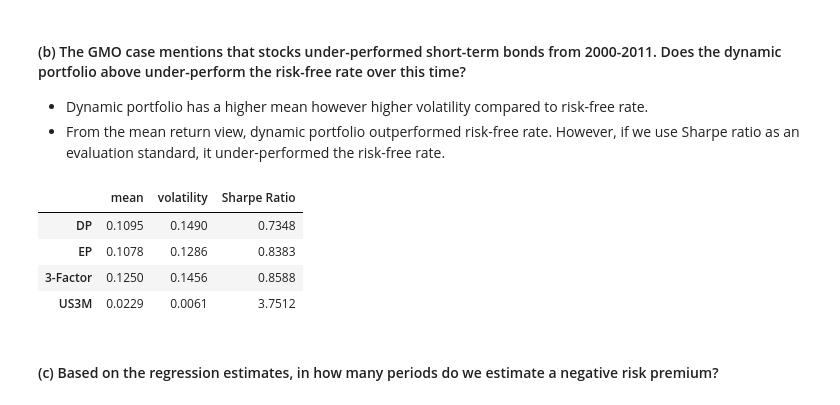
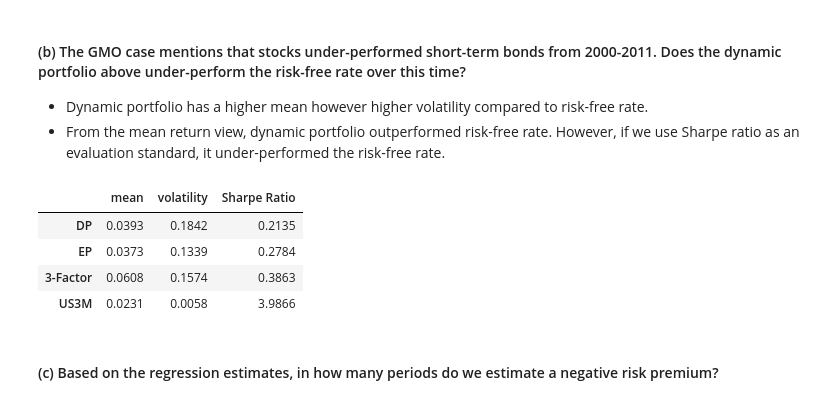
Before and after one commit to Zixin730/finm-portfolio-2022, a Jupyter notebook: homework/hw7.ipynb, the cells around one changed output. Cells and saved outputs as stored; diff of their text form; code cells hidden in the pictures.

```diff
--- a/homework/hw7.ipynb
+++ b/homework/hw7.ipynb
@@ -67,8 +59,6 @@ def tailMetrics(returns, ret, quantile=.05, relative=False):
 def get_capm_matrics(targets, regressors, add_constant=True, annualize_factor=12):
 
     result = pd.DataFrame(index=targets.columns)
-    resid_matrix = pd.DataFrame(columns=targets.columns)
-    t_p_value = pd.DataFrame(index=targets.columns)
 
     if add_constant:
         X = sm.add_constant(regressors)
@@ -84,12 +74,7 @@ def get_capm_matrics(targets, regressors, add_constant=True, annualize_factor=12
 
         result.loc[column, "R-squared"] = model.rsquared
 
-        resid_matrix[column] = model.resid
-        if add_constant:
-            t_p_value.loc[column, "t-value"] = model.tvalues['const']
-            t_p_value.loc[column, "p-value"] = model.pvalues['const']
-
-    return result, resid_matrix, t_p_value
+    return result
 # %%
 def summary_stats_bm(series, bm, annual_fac=12):
     ss_df = pd.DataFrame(data=None)
@@ -212,21 +201,21 @@ factor.head()
 | 1993-05-31 | 2.82 | 4.44 | 6.05 | 0.0270 |
 | 1993-06-30 | 2.81 | 4.38 | 6.16 | 0.0037 |
 # %%
-summary1, _, _ = get_capm_matrics(
+summary1 = get_capm_matrics(
     factor[["SPY"]], factor[["DP"]], add_constant=True, annualize_factor=12)
 summary1
 # %% [output]
 |  | alpha | DP | R-squared |
 | SPY | -0.1129 | 0.0094 | 0.0094 |
 # %%
-summary2, _, _ = get_capm_matrics(
+summary2 = get_capm_matrics(
     factor[["SPY"]], factor[["EP"]], add_constant=True, annualize_factor=12)
 summary2
 # %% [output]
 |  | alpha | EP | R-squared |
 | SPY | -0.0712 | 0.0032 | 0.0086 |
 # %%
-summary3, _, _ = get_capm_matrics(
+summary3 = get_capm_matrics(
     factor[["SPY"]], factor[["DP", "EP", "US10Y"]], add_constant=True, annualize_factor=12)
 summary3
 # %% [output]
@@ -270,12 +259,12 @@ predict_all.dropna().quantile(.05).append(ret.quantile(.05)).to_frame("VaR(0.05)
 * Dynamic portfolio has a higher mean however higher volatility compared to risk-free rate.
 * From the mean return view, dynamic portfolio outperformed risk-free rate. However, if we use Sharpe ratio as an evaluation standard, it under-performed the risk-free rate.
 # %%
-summary_stat(predict_all.join(rf).dropna(), 12)
+summary_stat(predict_all.join(rf).dropna()["2000":"2011"], 12)
 # %% [output]
 |  | mean | volatility | Sharpe Ratio |
-| DP | 0.1095 | 0.1490 | 0.7348 |
-| EP | 0.1078 | 0.1286 | 0.8383 |
-| 3-Factor | 0.1250 | 0.1456 | 0.8588 |
-| US3M | 0.0229 | 0.0061 | 3.7512 |
+| DP | 0.0393 | 0.1842 | 0.2135 |
+| EP | 0.0373 | 0.1339 | 0.2784 |
+| 3-Factor | 0.0608 | 0.1574 | 0.3863 |
+| US3M | 0.0231 | 0.0058 | 3.9866 |
 # %% [markdown]
 #### (c) Based on the regression estimates, in how many periods do we estimate a negative risk premium?
```
Also changed, not shown: parts of 18 cells of this notebook.
